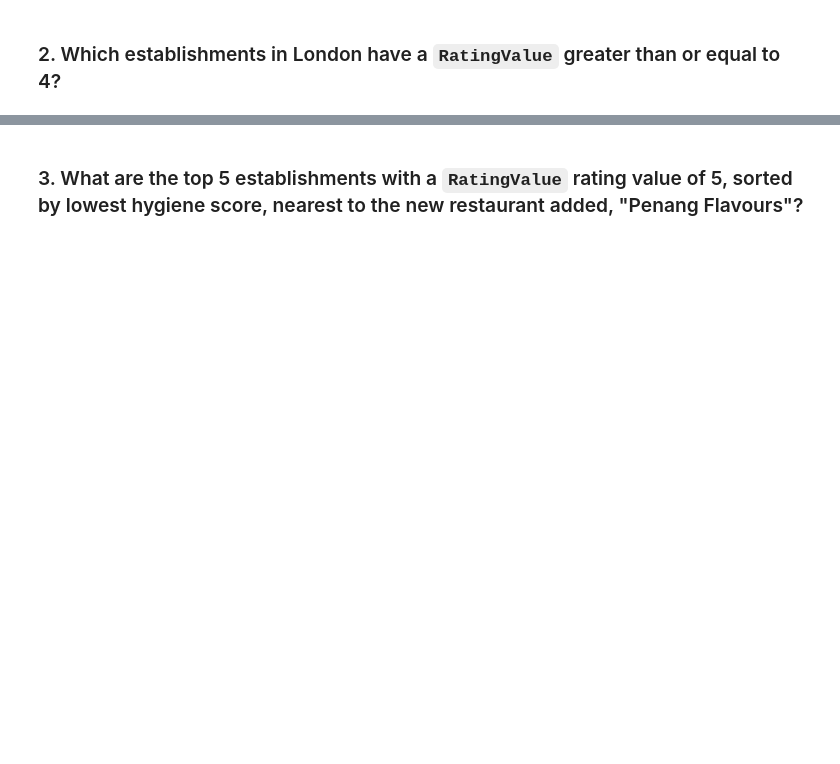
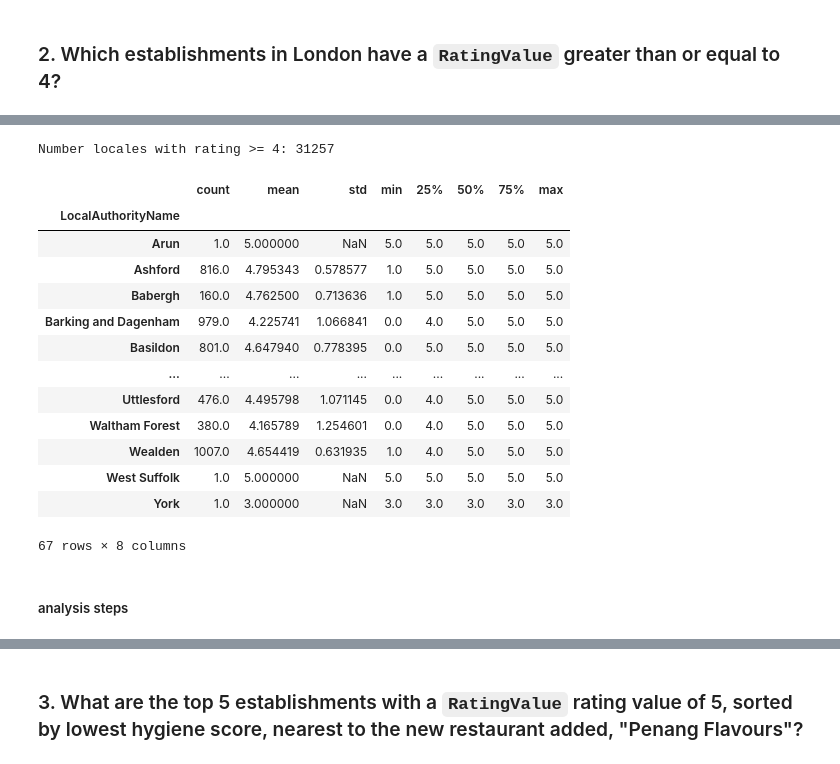
Before and after one commit to kuromasadev/nosql-challenge, a Jupyter notebook: NoSQL_analysis.ipynb, the cells around one changed output, grey strips where cells are left out. Saved outputs shown, nothing was run; the diff lists cells and outputs as text; code cells hidden in the pictures; blank space fills up the shorter version.

```diff
--- a/NoSQL_analysis.ipynb
+++ b/NoSQL_analysis.ipynb
@@ -131,0 +168,5 @@ hyg_score_df.head(10)
+# %%
+check_df = check_df.drop('latitude',axis=1)
+# %%
+check_df['Latitude'] = check_df['Latitude'].astype(float)
+check_df['Longitude'] = check_df['Longitude'].astype(float)
@@ -131,0 +193,6 @@ hyg_score_df.head(10)
+# %%
+filtered_df = check_df.query("RatingValue >= 4")
+check_rowct = len(filtered_df)
+print("Number locales with rating >= 4:", check_rowct)
+# %% [output]
+Number locales with rating >= 4: 31257
@@ -132,2 +201,25 @@ hyg_score_df.head(10)
+# %%
+grouped_df = check_df.groupby('LocalAuthorityName')
+# %%
+grouped_summary = pd.DataFrame(grouped_df.describe())
+# %%
+all_ratings = grouped_summary['RatingValue']
+# %% [output]
+|  | count | mean | std | min | 25% | 50% | 75% | max |
+| LocalAuthorityName |  |  |  |  |  |  |  |  |
+| Arun | 1.0 | 5.000000 | NaN | 5.0 | 5.0 | 5.0 | 5.0 | 5.0 |
+| Ashford | 816.0 | 4.795343 | 0.578577 | 1.0 | 5.0 | 5.0 | 5.0 | 5.0 |
+| Babergh | 160.0 | 4.762500 | 0.713636 | 1.0 | 5.0 | 5.0 | 5.0 | 5.0 |
+| Barking and Dagenham | 979.0 | 4.225741 | 1.066841 | 0.0 | 4.0 | 5.0 | 5.0 | 5.0 |
+| Basildon | 801.0 | 4.647940 | 0.778395 | 0.0 | 5.0 | 5.0 | 5.0 | 5.0 |
+| ... | ... | ... | ... | ... | ... | ... | ... | ... |
+| Uttlesford | 476.0 | 4.495798 | 1.071145 | 0.0 | 4.0 | 5.0 | 5.0 | 5.0 |
+| Waltham Forest | 380.0 | 4.165789 | 1.254601 | 0.0 | 4.0 | 5.0 | 5.0 | 5.0 |
+| Wealden | 1007.0 | 4.654419 | 0.631935 | 1.0 | 4.0 | 5.0 | 5.0 | 5.0 |
+| West Suffolk | 1.0 | 5.000000 | NaN | 5.0 | 5.0 | 5.0 | 5.0 | 5.0 |
+| York | 1.0 | 3.000000 | NaN | 3.0 | 3.0 | 3.0 | 3.0 | 3.0 |
+67 rows × 8 columns
+# %% [markdown]
+##### analysis steps
 # %%
 # Find the establishments with London as the Local Authority and has a RatingValue greater than or equal to 4.
```
Also changed, not shown: parts of 35 cells of this notebook, 2 other files.
